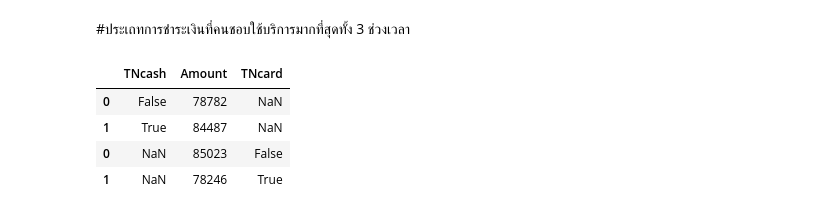
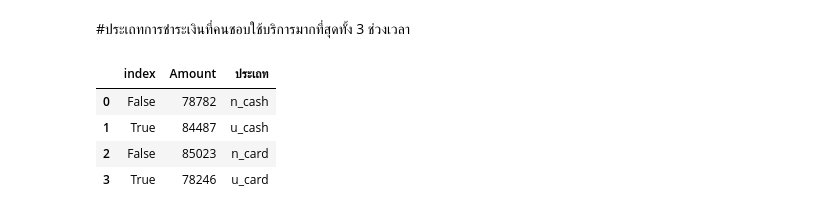
Before and after one commit to MOOwuttichai/python_dataviz2023, a Jupyter notebook: ปลายภาค.ipynb, the cells around one changed output. Saved outputs shown, nothing was run; the diff lists cells and outputs as text; code cells hidden in the pictures.

```diff
--- a/ปลายภาค.ipynb
+++ b/ปลายภาค.ipynb
@@ -75,14 +119,18 @@ concot_TN = pd.concat([t_20171207,t_20190213,t_20190328])
 # %%
-group_TNcash=concot_TN[['TNcash','Amount']].groupby('TNcash').count().reset_index()
+group_TNcash=concot_TN[['TNcash','Amount']].groupby('TNcash').count()
 # %%
-group_TNcard = concot_TN[['TNcard','Amount']].groupby('TNcard').count().reset_index()
+group_TNcard = concot_TN[['TNcard','Amount']].groupby('TNcard').count()
 # %%
 use_1=pd.concat([group_TNcash,group_TNcard])
-# %%
-use_1
-# %% [output]
-|  | TNcash | Amount | TNcard |
-| 0 | False | 78782 | NaN |
-| 1 | True | 84487 | NaN |
-| 0 | NaN | 85023 | False |
-| 1 | NaN | 78246 | True |
+# %%
+use_2 = use_1.reset_index()
+# %%
+use_2['ประเถท']=["n_cash","u_cash",'n_card','u_card']
+# %%
+use_2
+# %% [output]
+|  | index | Amount | ประเถท |
+| 0 | False | 78782 | n_cash |
+| 1 | True | 84487 | u_cash |
+| 2 | False | 85023 | n_card |
+| 3 | True | 78246 | u_card |
```
Also changed, not shown: parts of 35 cells of this notebook.
